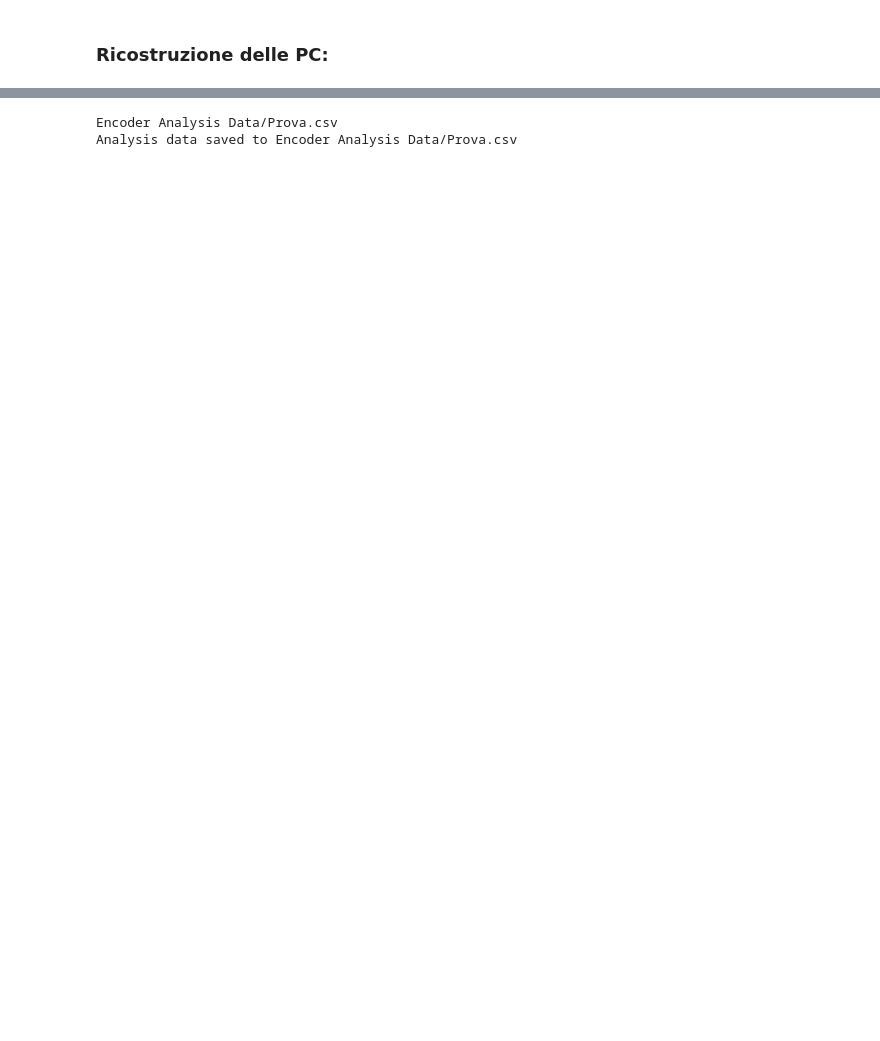
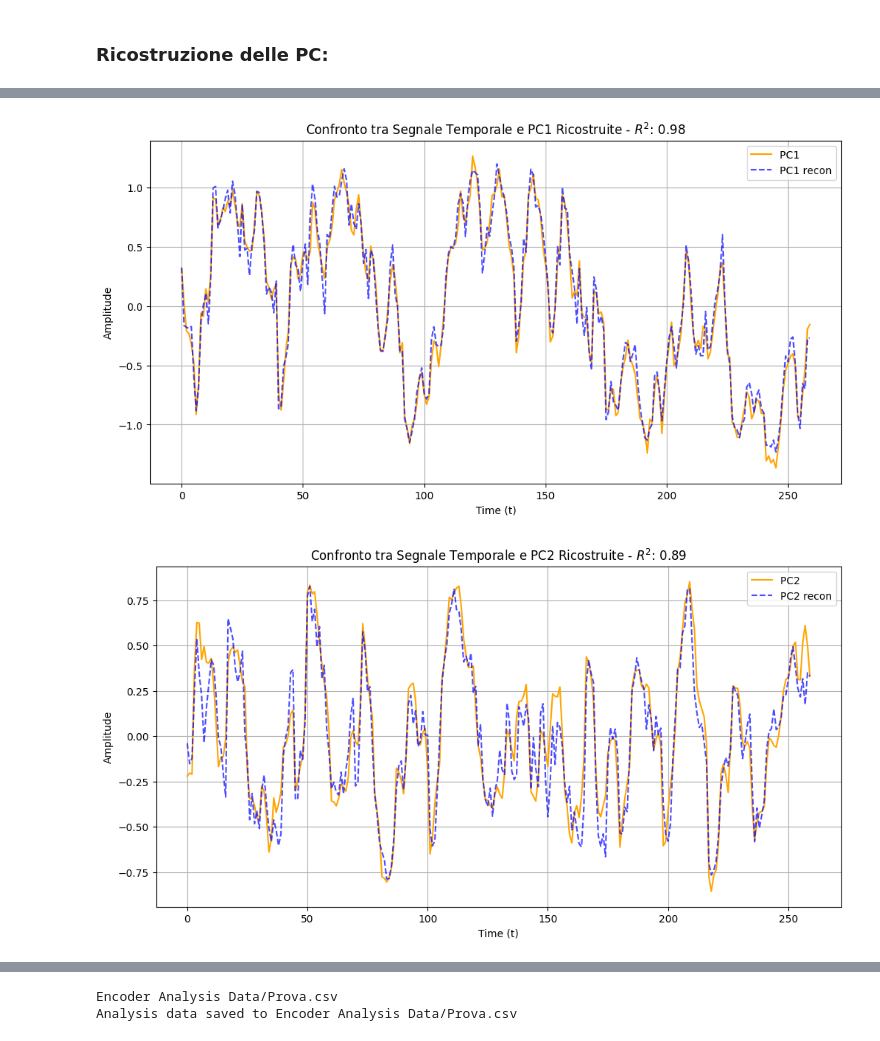
Before and after one commit to FedericoSbarbati/Lorenz-Toy, a Jupyter notebook: valEncoder.ipynb, the cells around one changed output, grey strips where cells are left out. Drawn from its saved outputs; the diff is of its cells as text; code cells hidden in the pictures; blank space fills up the shorter version.

```diff
--- a/valEncoder.ipynb
+++ b/valEncoder.ipynb
@@ -380,7 +401,7 @@ r2_z1, ind2 = pca_r2_analysis_embeddings(inputs, predicted_data, n_components=10
 # %% [markdown]
 ### Ricostruzione delle PC:
 # %%
-def plot_temporal_signal_and_pcs(original_signal, original_embeddings, reconstructed_embeddings, n_components=3):
+def plot_pcs(original_signal, original_embeddings, reconstructed_embeddings, n_components=3):
     """
     Plotta il segnale temporale originale, le PC calcolate dagli embedding originali,
     e le PC ricostruite dagli embedding di output della rete per ogni componente principale.
@@ -403,7 +424,7 @@ def plot_temporal_signal_and_pcs(original_signal, original_embeddings, reconstru
 
         # Plot
         plt.figure(figsize=(12, 6))
-        plt.plot(original_signal, label='Input signal', color='black', lw=1.5)
+        #plt.plot(original_signal, label='Input signal', color='black', lw=1.5)
         plt.plot(pc_original[:, i], label=f'PC{i+1} ', color='orange', lw=1.5)
         plt.plot(pc_reconstructed[:, i], label=f'PC{i+1} recon', linestyle='--', color='blue', alpha=0.7, lw=1.5)
         plt.title(f"Confronto tra Segnale Temporale e PC{i+1} Ricostruite - $R^2$: {r2:.2f}")
@@ -420,0 +436,5 @@ plot_temporal_signal_and_pcs(val_Z2, original_Hankel_Matrix.T, predicted_reconst
+# %%
+plot_pcs(val_Z2, inputs, predicted_data, n_components=3)
+# %% [output]
+[figure, added]
+[figure, added]
```
Also changed, not shown: parts of 11 cells of this notebook, 1 other file.
